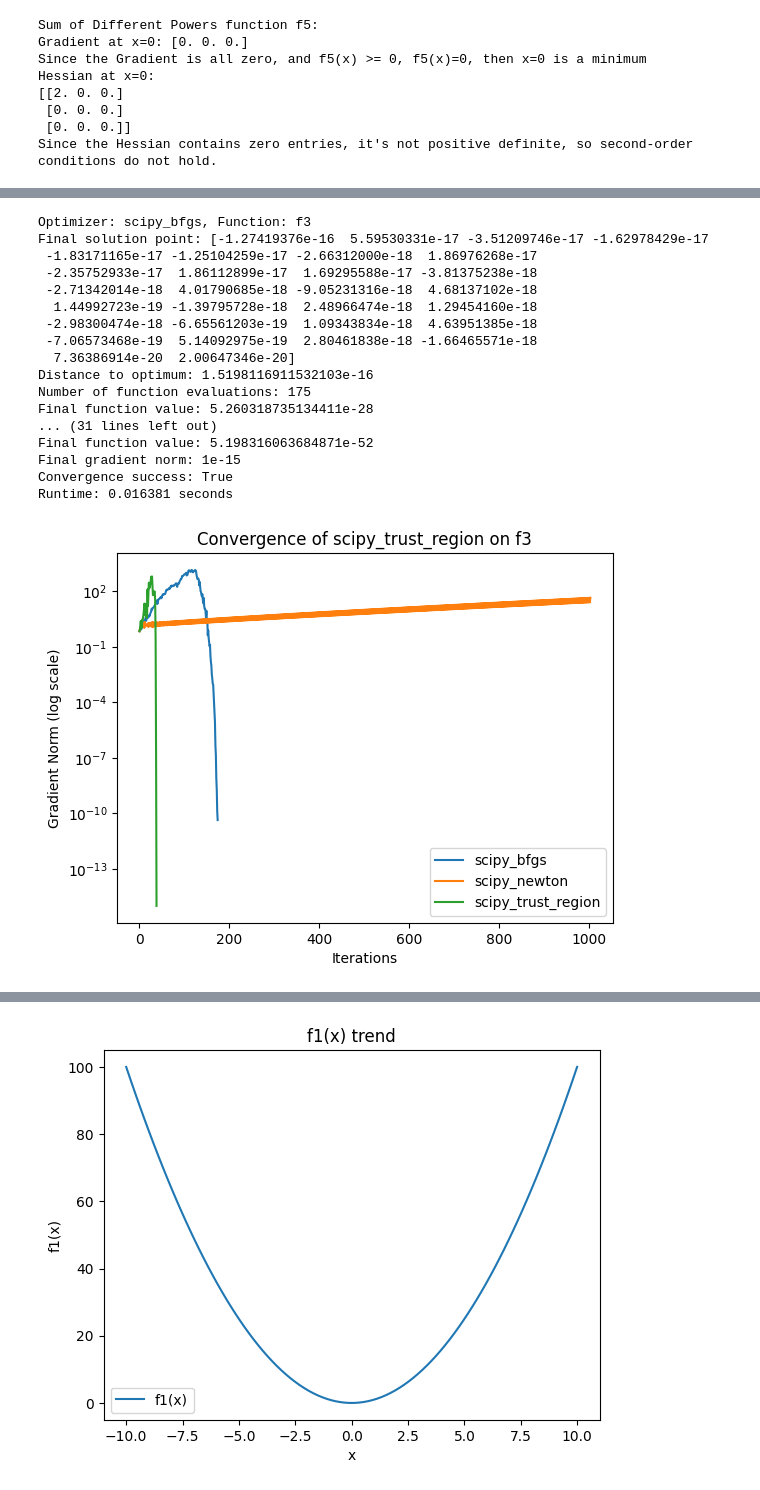
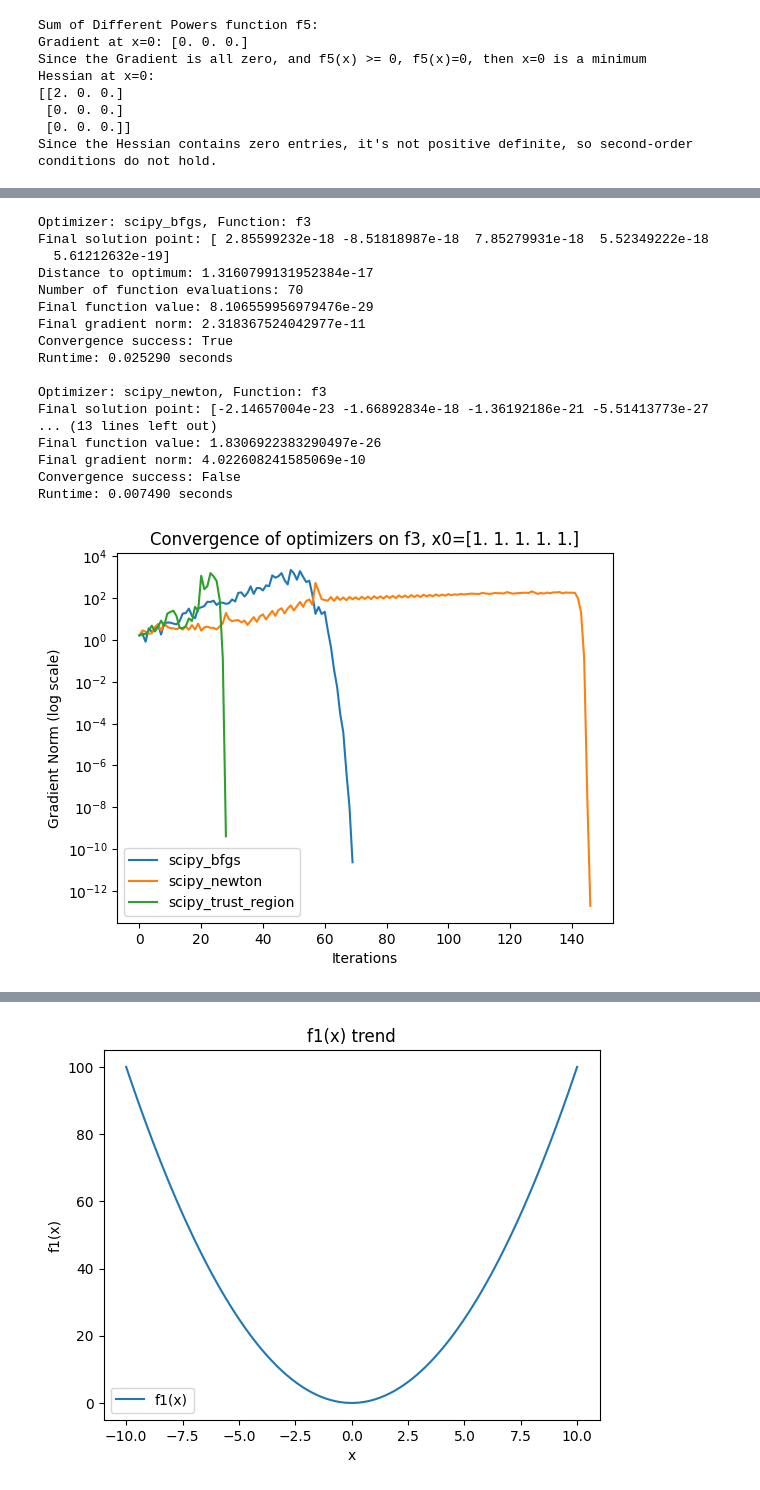
Before and after one commit to santiweide/ku2025-no, a Jupyter notebook: code_week1/Assignment_Notebook.ipynb, the cells around one changed output, grey strips where cells are left out. Saved outputs shown, nothing was run; the diff lists cells and outputs as text; code cells hidden in the pictures.

```diff
--- a/code_week1/Assignment_Notebook.ipynb
+++ b/code_week1/Assignment_Notebook.ipynb
@@ -76,7 +76,7 @@ def evaluate_optimizer(optimizer, f, df, Hf, x0, max_iterations, epsilon, functi
     plt.yscale('log')  # in log -- TODO explain
     plt.xlabel("Iterations")
     plt.ylabel("Gradient Norm (log scale)")
-    plt.title(f"Convergence of {optimizer.__name__} on {function_name}")
+    plt.title(f"Convergence of optimizers on {function_name}, x0={x0}")
     plt.legend()
 # %% [output]
 Using matplotlib backend: module://matplotlib_inline.backend_inline
@@ -200,31 +200,31 @@ Runtime: 0.003337 seconds
 # %%
 # f3
-x0 = np.ones(30)
+x0 = np.ones(5)
 max_iterations = 1000
 epsilon = 1.e-10
 
 evaluate_optimizer(scipy_bfgs, f3, df3, Hf3, x0, max_iterations, epsilon, "f3")
 evaluate_optimizer(scipy_newton, f3, df3, Hf3, x0, max_iterations, epsilon, "f3")
 evaluate_optimizer(scipy_trust_region, f3, df3, Hf3, x0, max_iterations, epsilon, "f3")
 # %% [output]
 Optimizer: scipy_bfgs, Function: f3
-Final solution point: [-1.27419376e-16  5.59530331e-17 -3.51209746e-17 -1.62978429e-17
- -1.83171165e-17 -1.25104259e-17 -2.66312000e-18  1.86976268e-17
- -2.35752933e-17  1.86112899e-17  1.69295588e-17 -3.81375238e-18
- -2.71342014e-18  4.01790685e-18 -9.05231316e-18  4.68137102e-18
-  1.44992723e-19 -1.39795728e-18  2.48966474e-18  1.29454160e-18
- -2.98300474e-18 -6.65561203e-19  1.09343834e-18  4.63951385e-18
- -7.06573468e-19  5.14092975e-19  2.80461838e-18 -1.66465571e-18
-  7.36386914e-20  2.00647346e-20]
-Distance to optimum: 1.5198116911532103e-16
-Number of function evaluations: 175
-Final function value: 5.260318735134411e-28
-... (31 lines left out)
-Final function value: 5.198316063684871e-52
-Final gradient norm: 1e-15
+Final solution point: [ 2.85599232e-18 -8.51818987e-18  7.85279931e-18  5.52349222e-18
+  5.61212632e-19]
+Distance to optimum: 1.3160799131952384e-17
+Number of function evaluations: 70
+Final function value: 8.106559956979476e-29
+Final gradient norm: 2.318367524042977e-11
 Convergence success: True
-Runtime: 0.016381 seconds
+Runtime: 0.025290 seconds
+
+Optimizer: scipy_newton, Function: f3
+Final solution point: [-2.14657004e-23 -1.66892834e-18 -1.36192186e-21 -5.51413773e-27
+... (13 lines left out)
+Final function value: 1.8306922383290497e-26
+Final gradient norm: 4.022608241585069e-10
+Convergence success: False
+Runtime: 0.007490 seconds
-[figure, old version]
+[figure, new version]
 # %%
 # f4
 x0 = np.ones(2)
```
Also changed, not shown: parts of 6 cells of this notebook, 9 other files.
